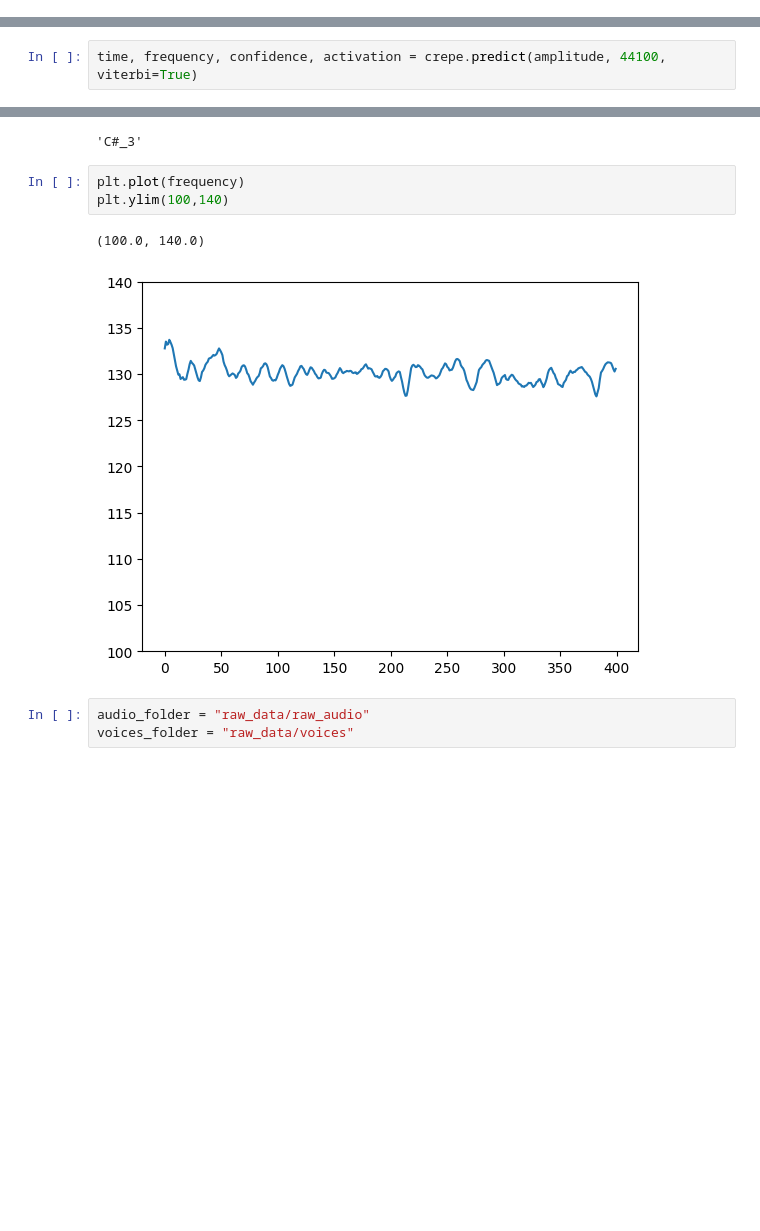
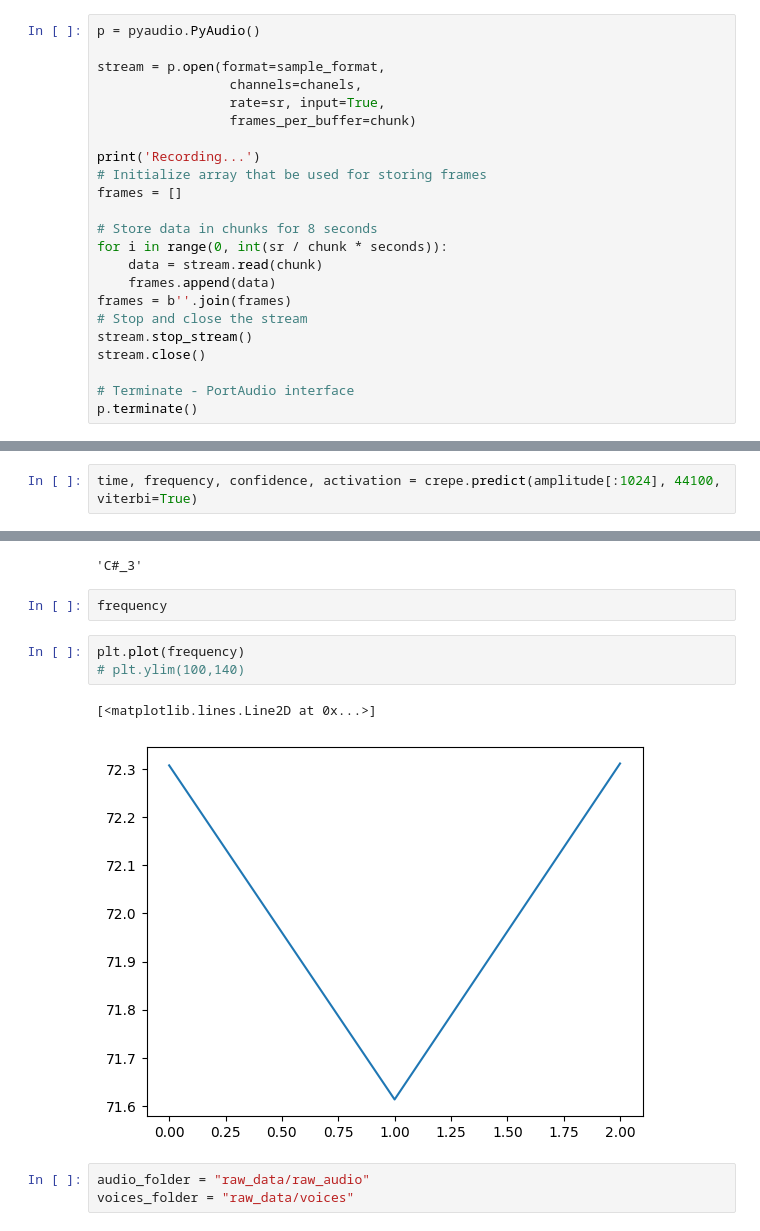
Before and after one commit to marinlafare/sound_study, a Jupyter notebook: marin_method/console.ipynb, the cells around one changed output, grey strips where cells are left out. Drawn from its saved outputs; the diff is of its cells as text; blank space fills up the shorter version.

```diff
--- a/marin_method/console.ipynb
+++ b/marin_method/console.ipynb
@@ -47,0 +126,23 @@ TypeError: sequence item 0: expected str instance, bytes found
+# %%
+p = pyaudio.PyAudio()
+
+stream = p.open(format=sample_format,
+                 channels=chanels,
+                 rate=sr, input=True,
+                 frames_per_buffer=chunk)
+
+print('Recording...')
+# Initialize array that be used for storing frames
+frames = []
+
+# Store data in chunks for 8 seconds
+for i in range(0, int(sr / chunk * seconds)):
+    data = stream.read(chunk)
+    frames.append(data)
+frames = b''.join(frames)
+# Stop and close the stream
+stream.stop_stream()
+stream.close()
+
+# Terminate - PortAudio interface
+p.terminate()
@@ -93,3 +228,3 @@ array([323, 318, 304, ..., 730, 721, 703], dtype=int16)
 # %%
-time, frequency, confidence, activation = crepe.predict(amplitude, 44100, viterbi=True)
+time, frequency, confidence, activation = crepe.predict(amplitude[:1024], 44100, viterbi=True)
 # %% [output]
@@ -111,12 +246,14 @@ def freq_to_note(freq):
 freq_to_note(141)
 # %% [output]
 'C#_3'
+# %%
+frequency
 # %%
 plt.plot(frequency)
-plt.ylim(100,140)
+# plt.ylim(100,140)
 # %% [output]
-(100.0, 140.0)
+[<matplotlib.lines.Line2D at 0x...>]
-[figure, old version]
+[figure, new version]
 # %%
 audio_folder = "raw_data/raw_audio"
 voices_folder = "raw_data/voices"
```
Also changed, not shown: parts of 13 cells of this notebook, 2 other files.
